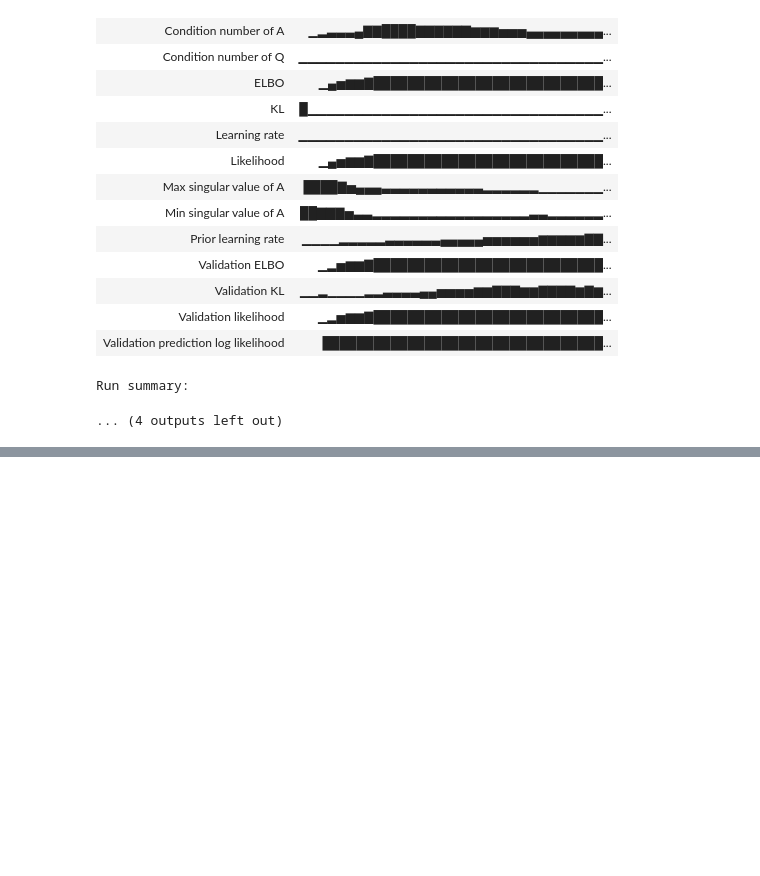
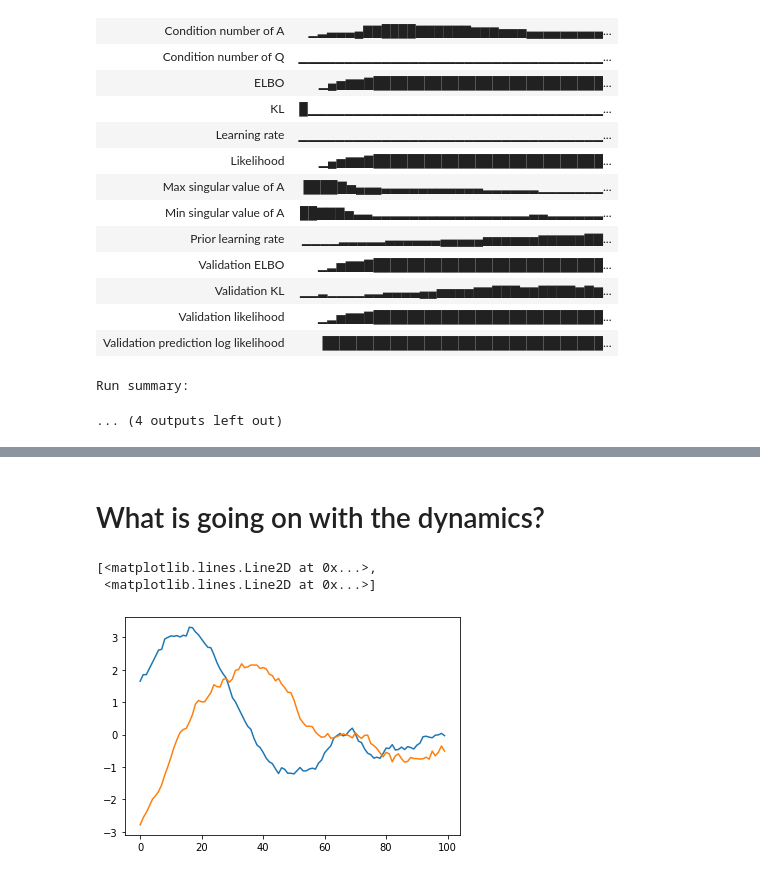
Before and after one commit to matthew9671/MattLab, a Jupyter notebook: Revisiting_SVAE.ipynb, the cells around one changed output, grey strips where cells are left out. Cells and saved outputs as stored; diff of their text form; code cells hidden in the pictures; blank space fills up the shorter version.

```diff
--- a/Revisiting_SVAE.ipynb
+++ b/Revisiting_SVAE.ipynb
@@ -3701,0 +3816,18 @@ plt.plot(omegas)
+# %% [markdown]
+# What is going on with the dynamics?
+# %%
+theta = 2 * np.pi / 100
+lds_params = {
+    "m1": np.zeros(2),
+    "Q1": np.eye(2),
+    "A": np.array([[np.cos(theta), -np.sin(theta)], [np.sin(theta), np.cos(theta)]]),
+    "Q": np.eye(2) / 100,
+    "b": np.zeros(2)
+}
+prior = LinearGaussianChain(2, 100)
+prior_dist = prior.distribution(prior.get_constrained_params(lds_params))
+plt.plot(prior_dist.sample(seed=key_0))
+# %% [output]
+[<matplotlib.lines.Line2D at 0x...>,
+ <matplotlib.lines.Line2D at 0x...>]
+[figure, added]
```
Also changed, not shown: parts of 26 cells of this notebook.
